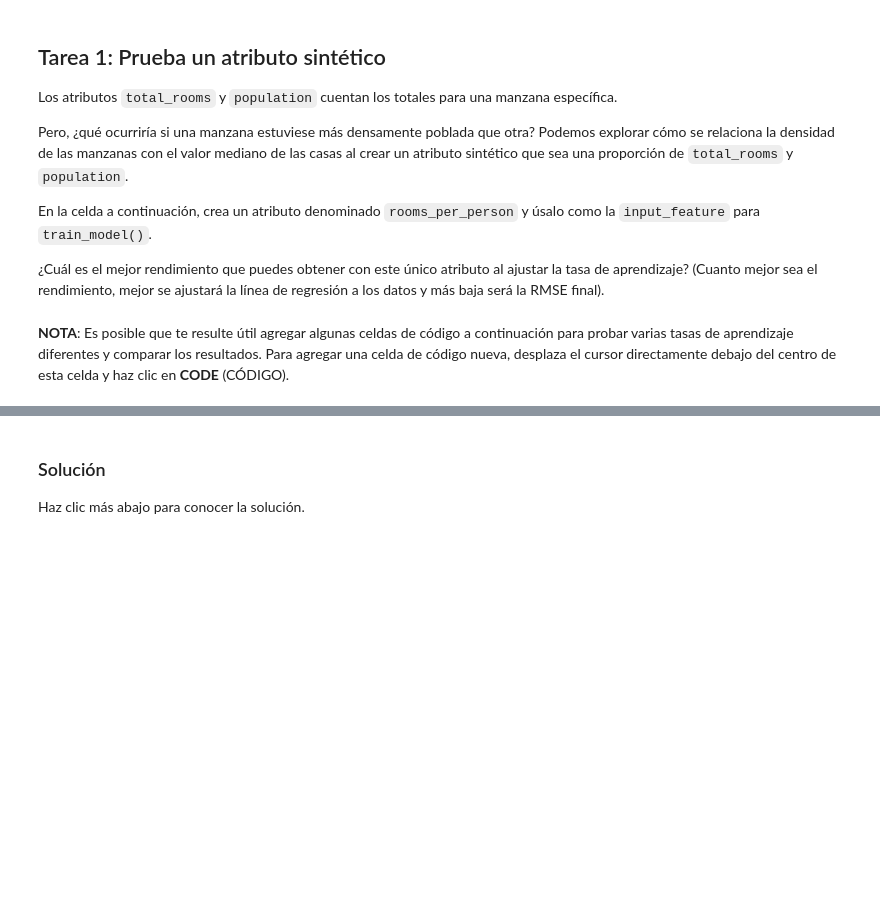
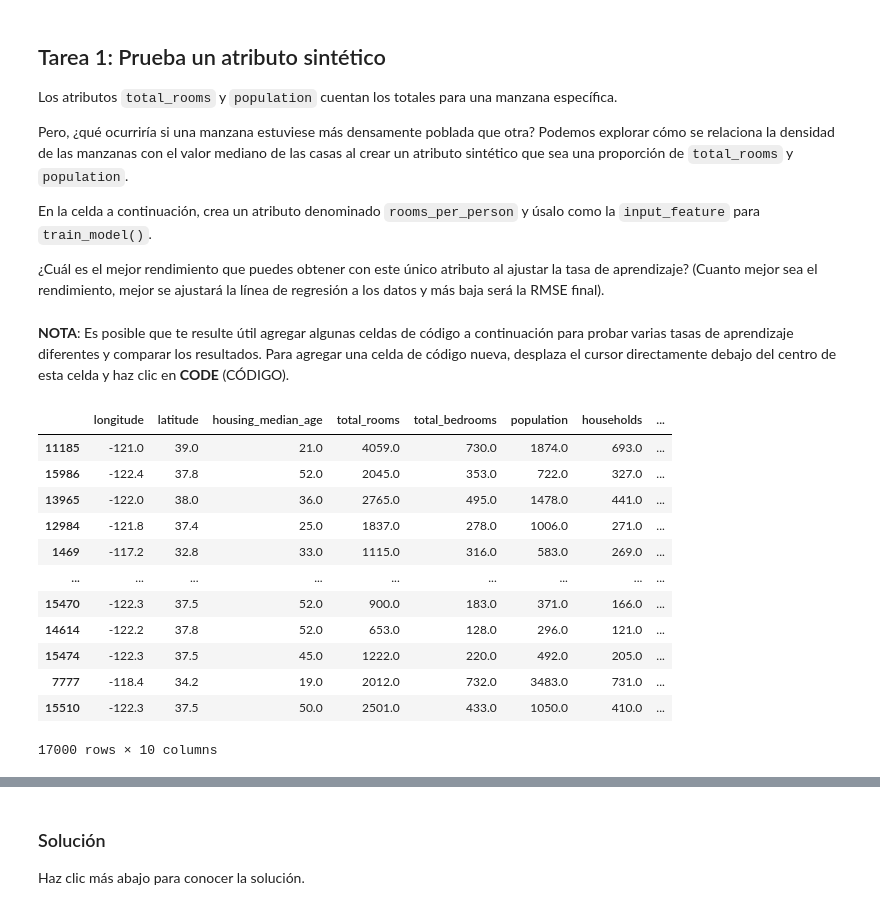
Before and after one commit to smusolino/tensorflow-course, a Jupyter notebook: synthetic_features_and_outliers.ipynb, the cells around one changed output, grey strips where cells are left out. Saved outputs shown, nothing was run; the diff lists cells and outputs as text; code cells hidden in the pictures; blank space fills up the shorter version.

```diff
--- a/synthetic_features_and_outliers.ipynb
+++ b/synthetic_features_and_outliers.ipynb
@@ -199,4 +214,23 @@ En la celda a continuación, crea un atributo denominado `rooms_per_person` y ú
 ¿Cuál es el mejor rendimiento que puedes obtener con este único atributo al ajustar la tasa de aprendizaje? (Cuanto mejor sea el rendimiento, mejor se ajustará la línea de regresión a los datos y más baja será la RMSE final).
 # %% [markdown]
  **NOTA**: Es posible que te resulte útil agregar algunas celdas de código a continuación para probar varias tasas de aprendizaje diferentes y comparar los resultados. Para agregar una celda de código nueva, desplaza el cursor directamente debajo del centro de esta celda y haz clic en **CODE** (CÓDIGO).
+# %%
+rooms_per_person = california_housing_dataframe["total_rooms"] / california_housing_dataframe["population"]
+
+california_housing_dataframe["rooms_per_person"] = pd.Series(rooms_per_person)
+california_housing_dataframe
+# %% [output]
+|  | longitude | latitude | housing_median_age | total_rooms | total_bedrooms | population | households | ... |
+| 11185 | -121.0 | 39.0 | 21.0 | 4059.0 | 730.0 | 1874.0 | 693.0 | ... |
+| 15986 | -122.4 | 37.8 | 52.0 | 2045.0 | 353.0 | 722.0 | 327.0 | ... |
+| 13965 | -122.0 | 38.0 | 36.0 | 2765.0 | 495.0 | 1478.0 | 441.0 | ... |
+| 12984 | -121.8 | 37.4 | 25.0 | 1837.0 | 278.0 | 1006.0 | 271.0 | ... |
+| 1469 | -117.2 | 32.8 | 33.0 | 1115.0 | 316.0 | 583.0 | 269.0 | ... |
+| ... | ... | ... | ... | ... | ... | ... | ... | ... |
+| 15470 | -122.3 | 37.5 | 52.0 | 900.0 | 183.0 | 371.0 | 166.0 | ... |
+| 14614 | -122.2 | 37.8 | 52.0 | 653.0 | 128.0 | 296.0 | 121.0 | ... |
+| 15474 | -122.3 | 37.5 | 45.0 | 1222.0 | 220.0 | 492.0 | 205.0 | ... |
+| 7777 | -118.4 | 34.2 | 19.0 | 2012.0 | 732.0 | 3483.0 | 731.0 | ... |
+| 15510 | -122.3 | 37.5 | 50.0 | 2501.0 | 433.0 | 1050.0 | 410.0 | ... |
+17000 rows × 10 columns
 # %%
```
Also changed, not shown: parts of 10 cells of this notebook.
